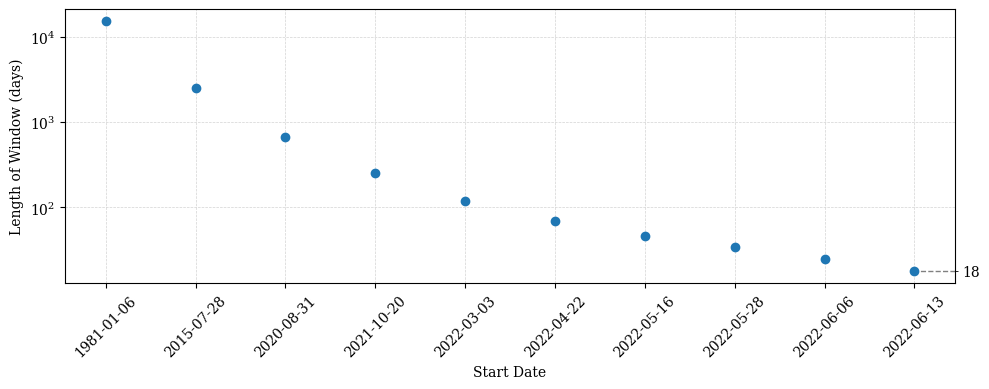
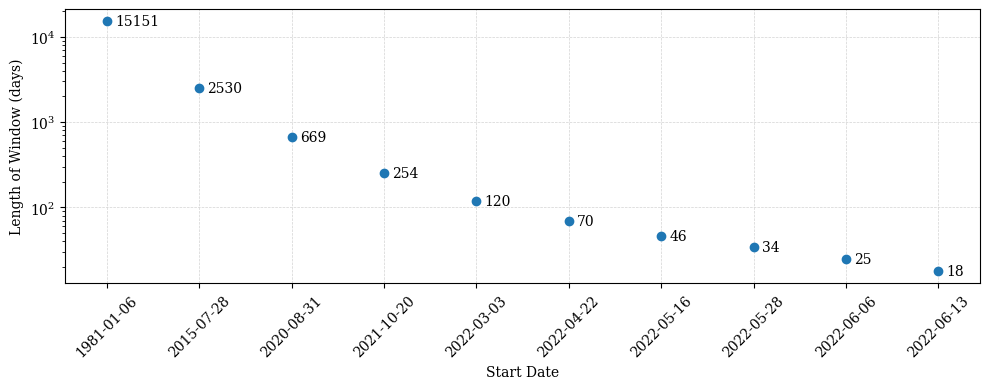
The change to this notebook cell's code, shown as a diff; its figure went from the first image to the second:
--- before
+++ after
@@ -8,10 +8,22 @@
     y = [(end_date - d).days for d in dates]
     ax.scatter(x, y, zorder=10)
-    ax.axhline(y = min(y), xmin=1, xmax=0.95, color='gray', linewidth=1, linestyle='--', label='Minimum Window Length')
+
+    # Iterate over x and y to annotate each point
+    for x_val, y_val in zip(x, y):
+        ax.annotate(
+            f"{y_val}",           # The text to display
+            (x_val, y_val),       # The point to label
+            textcoords="offset points", # interpret xytext as offset in points
+            xytext=(6, 0),        # Offset: 0 points horizontal, 5 points vertical
+            ha='left',          # Horizontal alignment
+            va='center'
+        )
+
+    # ax.axhline(y = min(y), xmin=1, xmax=0.95, color='gray', linewidth=1, linestyle='--', label='Minimum Window Length')
     # Add 3 as a minor tick but make it visible
-    minimum = min(y)
-    ax.set_yticks([minimum], [f"{minimum}"], minor=True)
+    # minimum = min(y)
+    # ax.set_yticks([minimum], [f"{minimum}"], minor=True)
 
-    ax.tick_params(axis='y', which='minor', right=True, left=False, labelright=True, labelleft=False)
+    # ax.tick_params(axis='y', which='minor', right=True, left=False, labelright=True, labelleft=False)
     # ax.tick_params(which='minor', length=4)  # make minor ticks visible
     
@@ -24,6 +36,6 @@
 
     if save:
-        fig.savefig(f'../visualization/dynamics/dates_of_shrinking_windows.png', bbox_inches='tight')
-        fig.savefig(f'../visualization/dynamics/dates_of_shrinking_windows.pdf', bbox_inches='tight', transparent=True)
+        fig.savefig(f'../visualization/dynamics/dates_of_shrinking_windows.png', bbox_inches='tight', dpi=300)
+        fig.savefig(f'../visualization/dynamics/dates_of_shrinking_windows.pdf', bbox_inches='tight', transparent=True, dpi=300)
 
     # Show the plot

Commit: Better plots for PP